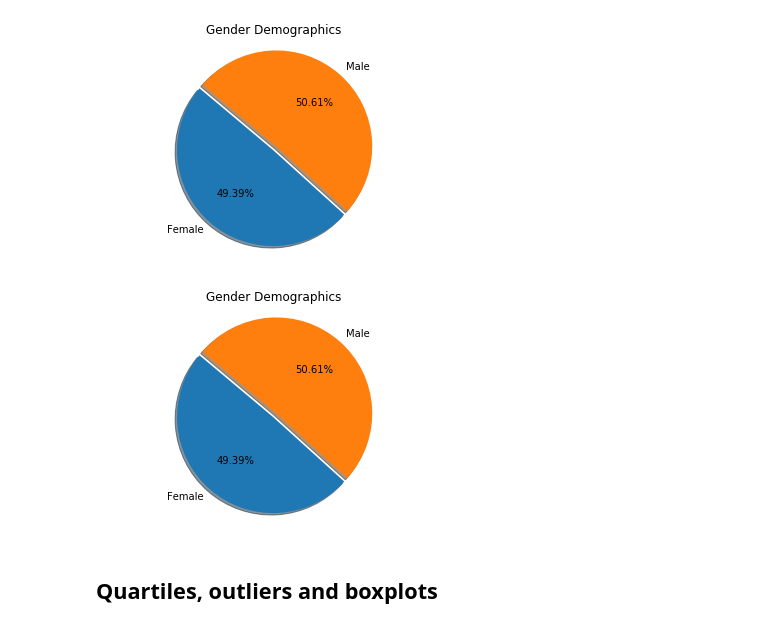
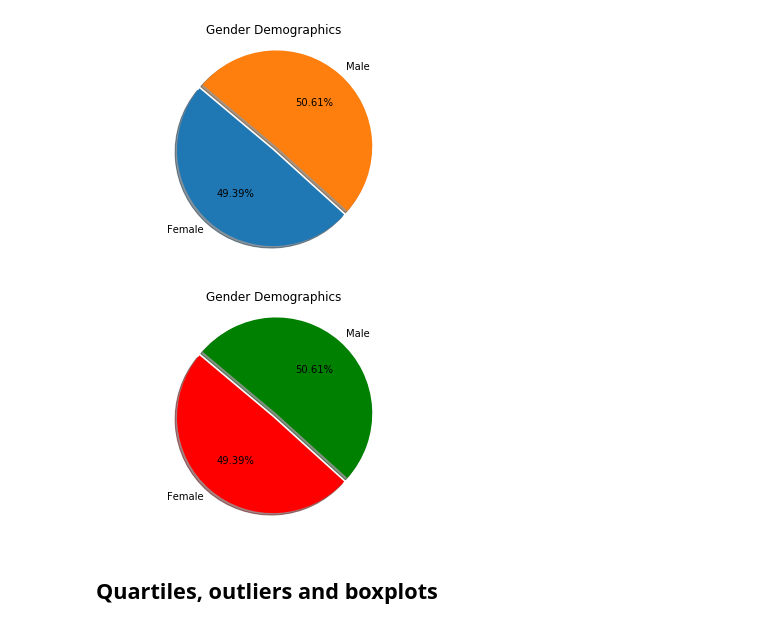
Before and after one commit to etumi/matplotlib-challenge, a Jupyter notebook: pymaceuticals_starter.ipynb, the cells around one changed output. Drawn from its saved outputs; the diff is of its cells as text; code cells hidden in the pictures.

```diff
--- a/pymaceuticals_starter.ipynb
+++ b/pymaceuticals_starter.ipynb
@@ -104,13 +104,13 @@ plt.show()
 # %%
 # Generate a pie plot showing the distribution of female versus male mice using pyplot
 plt.figure()
-plt.pie(gender_demo, explode= explode, shadow=True,
+plt.pie(gender_demo, explode= explode, shadow=True, colors = ['red', 'green'],
         labels = labels, autopct = "%1.2f%%", startangle = 140)
 plt.title('Gender Demographics')
 plt.axis('equal')
 plt.show()
 # %% [output]
-[figure, old version]
+[figure, new version]
 # %% [markdown]
 ## Quartiles, outliers and boxplots
 # %%
```
Also changed, not shown: parts of 2 cells of this notebook.
